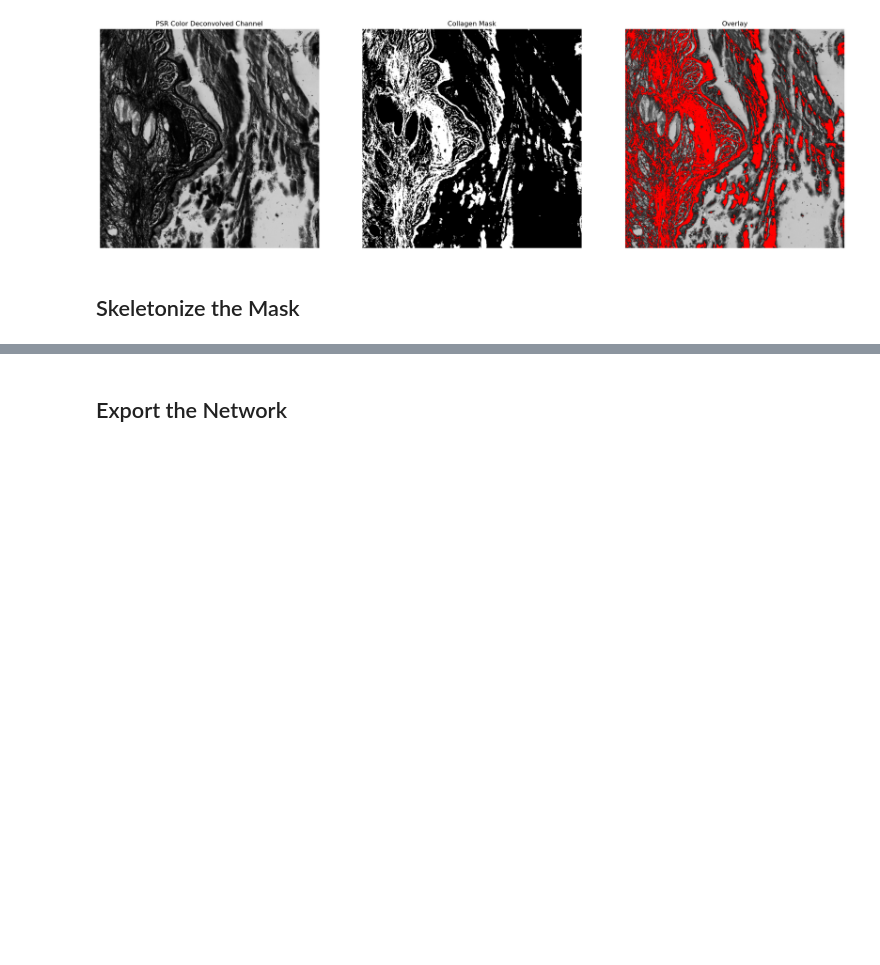
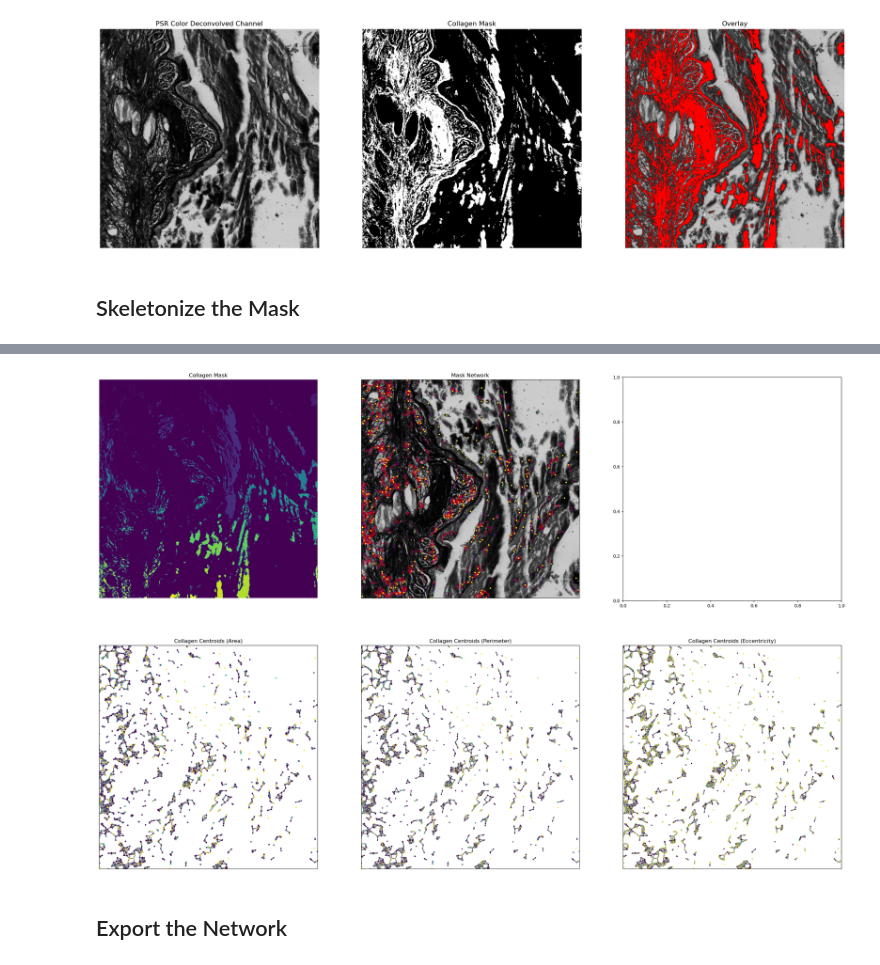
Before and after one commit to bpi-oxford/Histology-Collagen-Quantification, a Jupyter notebook: notebook/segmentation_mask_to_network.ipynb, the cells around one changed output, grey strips where cells are left out. Saved outputs shown, nothing was run; the diff lists cells and outputs as text; code cells hidden in the pictures; blank space fills up the shorter version.

Commit message:
edge plot

```diff
--- a/notebook/segmentation_mask_to_network.ipynb
+++ b/notebook/segmentation_mask_to_network.ipynb
@@ -61,8 +61,11 @@ regions = measure.regionprops(label_crop_re)
 # Create a NetworkX graph
 G = nx.Graph()
 
+# Set a distance threshold
+distance_threshold = 20
+
 # Add nodes with region information
-for region in regions[::5]:
+for region in regions[::2]:
     centroid = region.centroid
     G.add_node(region.label,
                area=region.area,
@@ -70,3 +73,11 @@ for region in regions[::5]:
                perimeter=region.perimeter,
                eccentricity=region.eccentricity,
                )
+
+# Compute distances and add edges based on the threshold
+for u in G.nodes():
+    for v in G.nodes():
+        if u != v:
+            dist = np.linalg.norm(np.array(G.nodes[u]["pos"]) - np.array(G.nodes[v]["pos"]))
+            if dist > 0 and dist <=distance_threshold:
+                G.add_edge(u, v,dist=dist)
@@ -107,48 +109,46 @@ axs[1].imshow(image_crop,cmap="gray")
 axs[1].set_title("Mask Network")
 pos = nx.spring_layout(G)  # You can choose different layout algorithms
 node_colors = [cmap(norm_area(node_areas[node])) for node in G.nodes]
+
+# Draw nodes with centroids as positions
+nx.draw_networkx_nodes(G, pos=node_positions, node_size=5, node_color=node_colors, ax=axs[1])
+nx.draw_networkx_edges(G, pos=node_positions, edge_color='red', alpha=0.5, width=2, ax=axs[1])
+axs[1].set_xlim([0,image_crop.shape[0]-1])
+axs[1].set_ylim([1,image_crop.shape[1]-1])
+
+axs[3].set_title("Collagen Centroids (Area)")
+pos = nx.spring_layout(G)  # You can choose different layout algorithms
+node_colors = [cmap(norm_area(node_areas[node])) for node in G.nodes]
 # Extract node positions from the 'pos' attribute in the graph
 node_positions = {node: G.nodes[node]['pos'] for node in G.nodes}
 
 # Draw nodes with centroids as positions
-nx.draw_networkx_nodes(G, pos=node_positions, node_size=3, node_color=node_colors, ax=axs[1])
-nx.draw_networkx_edges(G, pos=node_positions, edge_color='gray', alpha=0.7, width=0.5, ax=axs[1])
+nx.draw_networkx_nodes(G, pos=node_positions, node_size=5, node_color=node_colors, ax=axs[3])
+nx.draw_networkx_edges(G, pos=node_positions, edge_color='gray', alpha=1.0, width=2, ax=axs[3])
+axs[3].set_xlim([0,image_crop.shape[0]-1])
+axs[3].set_ylim([1,image_crop.shape[1]-1])
 
+# # Add colorbar
+# cbar = plt.colorbar(sm_area, ax=axs[2], orientation='vertical')
+# cbar.set_label('Node Area')
 
-# Plot the original graph and the ego subgraph
-pos = nx.spring_layout(G)
-nx.draw(G, pos, with_labels=True, font_weight='bold', node_color='lightblue',ax=axs[2])
-nx.draw(ego_subgraph, pos, with_labels=True, font_weight='bold', node_color='orange',ax=axs[2])
+axs[4].set_title("Collagen Centroids (Perimeter)")
+pos = nx.spring_layout(G)  # You can choose different layout algorithms
+node_colors = [cmap(norm_perimeter(node_perimeters[node])) for node in G.nodes]
 
-# axs[3].set_title("Collagen Centroids (Area)")
-# pos = nx.spring_layout(G)  # You can choose different layout algorithms
-# node_colors = [cmap(norm_area(node_areas[node])) for node in G.nodes]
-# # Extract node positions from the 'pos' attribute in the graph
-# node_positions = {node: G.nodes[node]['pos'] for node in G.nodes}
+# Draw nodes with centroids as positions
+nx.draw_networkx_nodes(G, pos=node_positions, node_size=3, node_color=node_colors, ax=axs[4])
+nx.draw_networkx_edges(G, pos=node_positions, edge_color='gray', alpha=1.0, width=2, ax=axs[4])
+axs[4].set_xlim([0,image_crop.shape[0]-1])
+axs[4].set_ylim([1,image_crop.shape[1]-1])
 
-# # Draw nodes with centroids as positions
-# nx.draw_networkx_nodes(G, pos=node_positions, node_size=3, node_color=node_colors, ax=axs[3])
-# nx.draw_networkx_edges(G, pos=node_positions, edge_color='gray', alpha=0.7, width=0.5, ax=axs[3])
-# # # Add colorbar
-# # cbar = plt.colorbar(sm_area, ax=axs[2], orientation='vertical')
-# # cbar.set_label('Node Area')
+axs[5].set_title("Collagen Centroids (Eccentricity)")
+pos = nx.spring_layout(G)  # You can choose different layout algorithms
+node_colors = [cmap(norm_eccentricity(node_eccentricities[node])) for node in G.nodes]
 
-# axs[4].set_title("Collagen Centroids (Perimeter)")
-# pos = nx.spring_layout(G)  # You can choose different layout algorithms
-# node_colors = [cmap(norm_perimeter(node_perimeters[node])) for node in G.nodes]
-# # Extract node positions from the 'pos' attribute in the graph
-# node_positions = {node: G.nodes[node]['pos'] for node in G.nodes}
-
-# # Draw nodes with centroids as positions
-# nx.draw_networkx_nodes(G, pos=node_positions, node_size=3, node_color=node_colors, ax=axs[4])
-# nx.draw_networkx_edges(G, pos=node_positions, edge_color='gray', alpha=0.7, width=0.5, ax=axs[4])
-
-# axs[5].set_title("Collagen Centroids (Eccentricity)")
-# pos = nx.spring_layout(G)  # You can choose different layout algorithms
-# node_colors = [cmap(norm_eccentricity(node_eccentricities[node])) for node in G.nodes]
-# # Extract node positions from the 'pos' attribute in the graph
-# node_positions = {node: G.nodes[node]['pos'] for node in G.nodes}
-
-# # Draw nodes with centroids as positions
-# nx.draw_networkx_nodes(G, pos=node_positions, node_size=3, node_color=node_colors, ax=axs[5])
-# nx.draw_networkx_edges(G, pos=node_positions, edge_color='gray', alpha=0.7, width=0.5, ax=axs[5])
+# Draw nodes with centroids as positions
+nx.draw_networkx_nodes(G, pos=node_positions, node_size=3, node_color=node_colors, ax=axs[5])
+nx.draw_networkx_edges(G, pos=node_positions, edge_color='gray', alpha=1.0, width=2, ax=axs[5])
+axs[5].set_xlim([0,image_crop.shape[0]-1])
+axs[5].set_ylim([1,image_crop.shape[1]-1])
+# %% [output]
@@ -155,2 +156,3 @@ nx.draw(ego_subgraph, pos, with_labels=True, font_weight='bold', node_color='ora
+[figure, added]
 # %% [markdown]
 ## Export the Network
```
Also changed, not shown: parts of 5 cells of this notebook.
